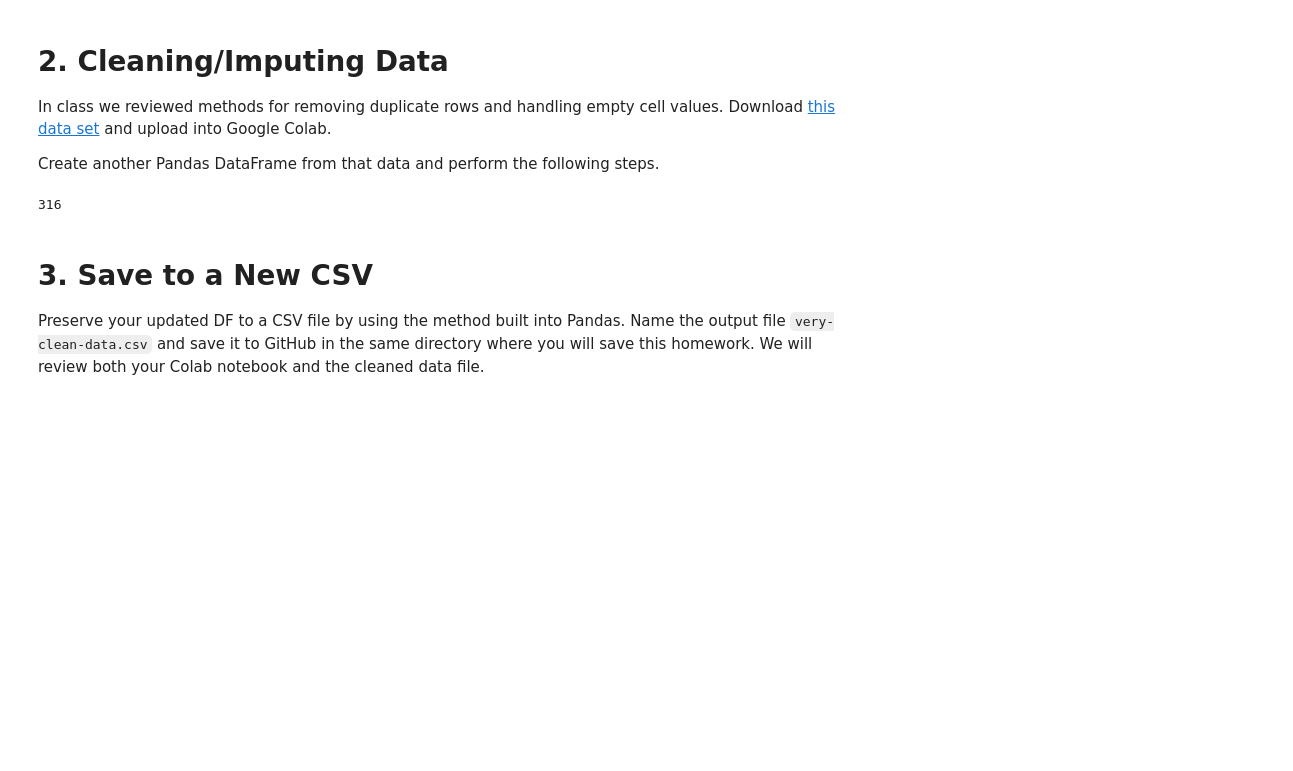
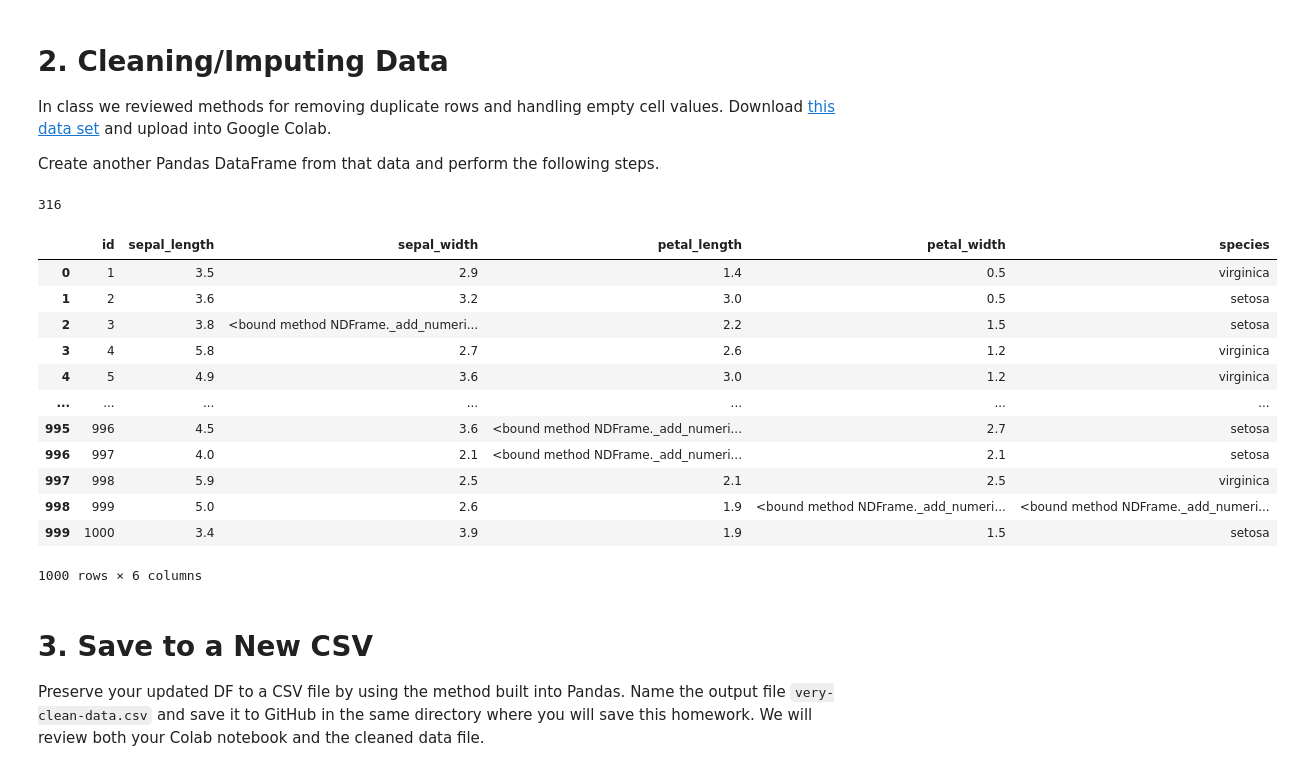
Before and after one commit to ArnavPabby/ds1002-ncn6dt, a Jupyter notebook: homework/week-6.ipynb, the cells around one changed output. Drawn from its saved outputs; the diff is of its cells as text; code cells hidden in the pictures; blank space fills up the shorter version.

```diff
--- a/homework/week-6.ipynb
+++ b/homework/week-6.ipynb
@@ -62,10 +62,27 @@ df = df.drop_duplicates()
 # %%
 # For the FOUR columns involving sepal and petal length and width, update all NaN
 # values with the column mean such that NO empty cells remain. This method
 # is called "imputation" because it fills in cells in a statistically less-impactful
 # way than if they were blank.
-df = df.fillna(df)
+
 # Show how you would update those four columns in code
+values = {"sepal_width":df.sepal_width.mean,"sepal_length":df.sepal_length.mean,"petal_length":df.petal_width.mean,"petal_width":df.petal_width.mean}
+df.fillna(value=values)
+df
+# %% [output]
+|  | id | sepal_length | sepal_width | petal_length | petal_width | species |
+| 0 | 1 | 3.5 | 2.9 | 1.4 | 0.5 | virginica |
+| 1 | 2 | 3.6 | 3.2 | 3.0 | 0.5 | setosa |
+| 2 | 3 | 3.8 | <bound method NDFrame._add_numeri... | 2.2 | 1.5 | setosa |
+| 3 | 4 | 5.8 | 2.7 | 2.6 | 1.2 | virginica |
+| 4 | 5 | 4.9 | 3.6 | 3.0 | 1.2 | virginica |
+| ... | ... | ... | ... | ... | ... | ... |
+| 995 | 996 | 4.5 | 3.6 | <bound method NDFrame._add_numeri... | 2.7 | setosa |
+| 996 | 997 | 4.0 | 2.1 | <bound method NDFrame._add_numeri... | 2.1 | setosa |
+| 997 | 998 | 5.9 | 2.5 | 2.1 | 2.5 | virginica |
+| 998 | 999 | 5.0 | 2.6 | 1.9 | <bound method NDFrame._add_numeri... | <bound method NDFrame._add_numeri... |
+| 999 | 1000 | 3.4 | 3.9 | 1.9 | 1.5 | setosa |
+1000 rows × 6 columns
 # %% [markdown]
 # 3. Save to a New CSV
 
```
